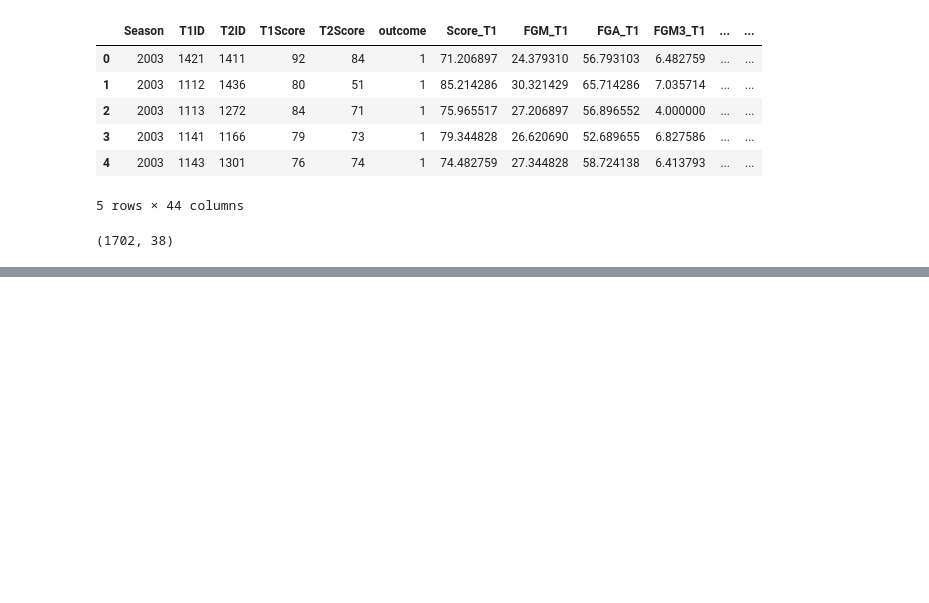
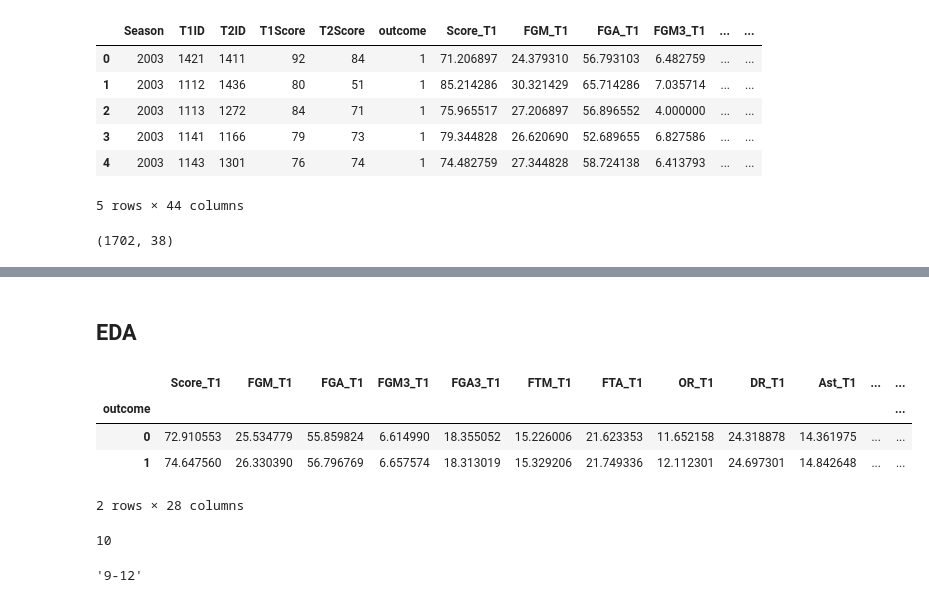
Before and after one commit to Codeworld1999/Marchmadness, a Jupyter notebook: predict.ipynb, the cells around one changed output, grey strips where cells are left out. Saved outputs shown, nothing was run; the diff lists cells and outputs as text; code cells hidden in the pictures; blank space fills up the shorter version.

```diff
--- a/predict.ipynb
+++ b/predict.ipynb
@@ -190,0 +209,10 @@ merged_df.shape
+# %% [markdown]
+## EDA
+# %%
+merged_df.iloc[:, 5:34].groupby(['outcome']).mean()
+# %% [output]
+|  | Score_T1 | FGM_T1 | FGA_T1 | FGM3_T1 | FGA3_T1 | FTM_T1 | FTA_T1 | OR_T1 | DR_T1 | Ast_T1 | ... | ... |
+| outcome |  |  |  |  |  |  |  |  |  |  |  | ... |
+| 0 | 72.910553 | 25.534779 | 55.859824 | 6.614990 | 18.355052 | 15.226006 | 21.623353 | 11.652158 | 24.318878 | 14.361975 | ... | ... |
+| 1 | 74.647560 | 26.330390 | 56.796769 | 6.657574 | 18.313019 | 15.329206 | 21.749336 | 12.112301 | 24.697301 | 14.842648 | ... | ... |
+2 rows × 28 columns
@@ -190,0 +230,8 @@ merged_df.shape
+# %%
+int('W10'[1:3])
+# %% [output]
+10
+# %%
+categorize('W10')
+# %% [output]
+'9-12'
```
Also changed, not shown: parts of 13 cells of this notebook, 1 other file.
